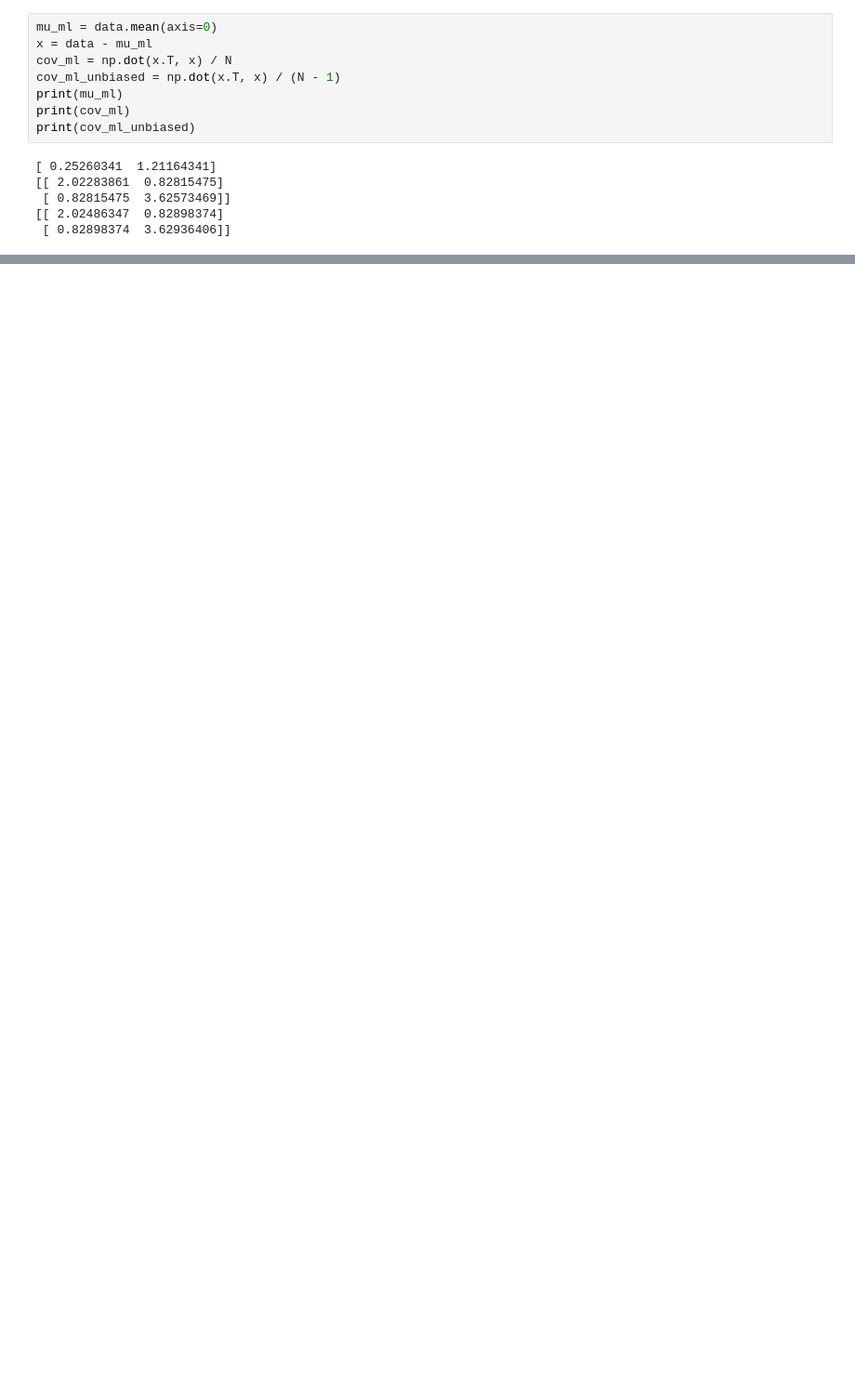
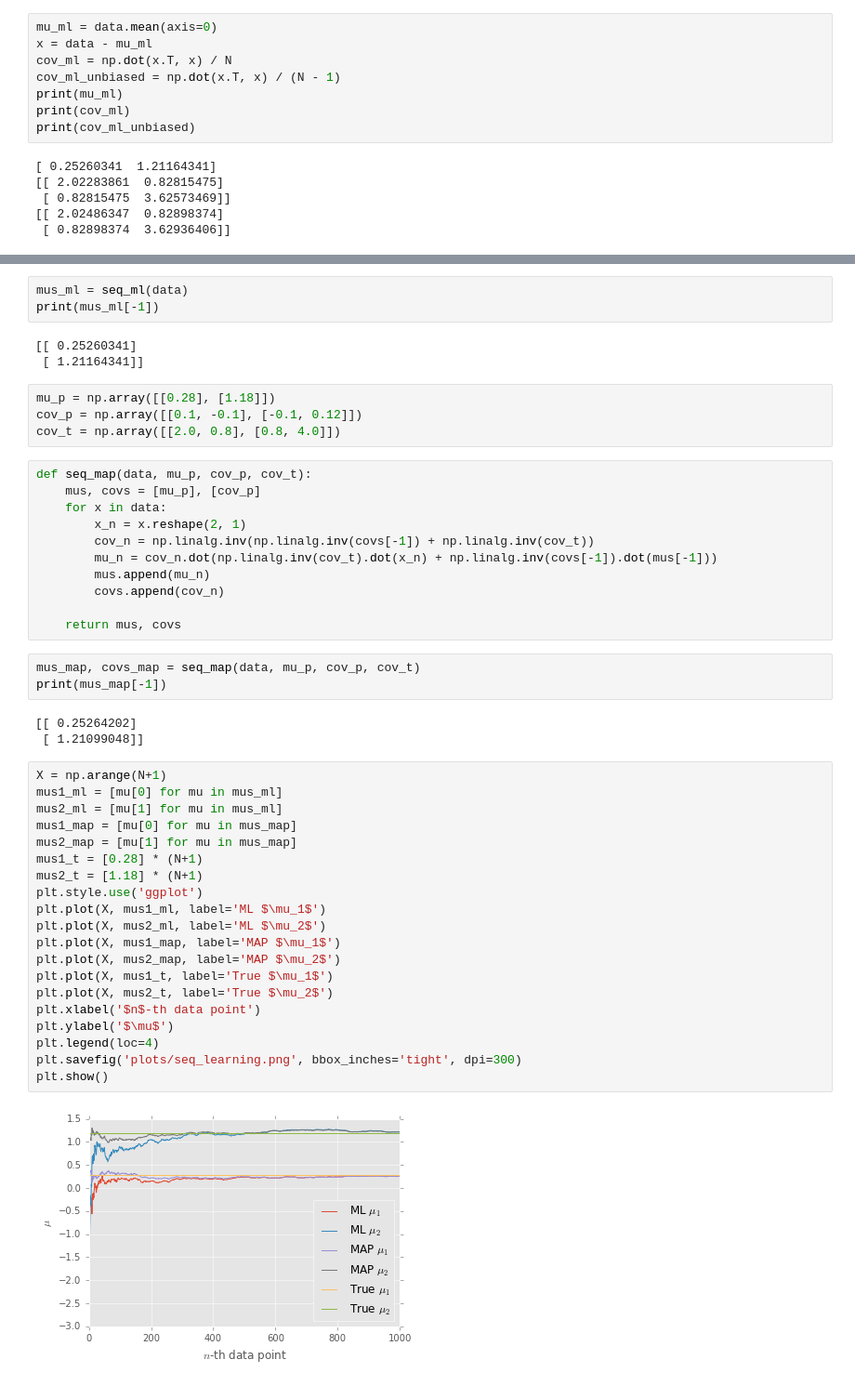
Before and after one commit to Learn2Ln/statistical-machine-learning, a Jupyter notebook: Assignment 2/Assignment2.ipynb, the cells around one changed output, grey strips where cells are left out. Shown at 93% size. Drawn from its saved outputs; the diff is of its cells as text; blank space fills up the shorter version.

```diff
--- a/Assignment 2/Assignment2.ipynb
+++ b/Assignment 2/Assignment2.ipynb
@@ -73,0 +75,49 @@ print(mu_ml)
+# %%
+mus_ml = seq_ml(data)
+print(mus_ml[-1])
+# %% [output]
+[[ 0.25260341]
+ [ 1.21164341]]
+# %%
+mu_p = np.array([[0.28], [1.18]])
+cov_p = np.array([[0.1, -0.1], [-0.1, 0.12]])
+cov_t = np.array([[2.0, 0.8], [0.8, 4.0]])
+# %%
+def seq_map(data, mu_p, cov_p, cov_t):
+    mus, covs = [mu_p], [cov_p]
+    for x in data:
+        x_n = x.reshape(2, 1)
+        cov_n = np.linalg.inv(np.linalg.inv(covs[-1]) + np.linalg.inv(cov_t))
+        mu_n = cov_n.dot(np.linalg.inv(cov_t).dot(x_n) + np.linalg.inv(covs[-1]).dot(mus[-1]))
+        mus.append(mu_n)
+        covs.append(cov_n)
+
+    return mus, covs
+# %%
+mus_map, covs_map = seq_map(data, mu_p, cov_p, cov_t)
+print(mus_map[-1])
+# %% [output]
+[[ 0.25264202]
+ [ 1.21099048]]
+# %%
+X = np.arange(N+1)
+mus1_ml = [mu[0] for mu in mus_ml]
+mus2_ml = [mu[1] for mu in mus_ml]
+mus1_map = [mu[0] for mu in mus_map]
+mus2_map = [mu[1] for mu in mus_map]
+mus1_t = [0.28] * (N+1)
+mus2_t = [1.18] * (N+1)
+plt.style.use('ggplot')
+plt.plot(X, mus1_ml, label='ML $\mu_1$')
+plt.plot(X, mus2_ml, label='ML $\mu_2$')
+plt.plot(X, mus1_map, label='MAP $\mu_1$')
+plt.plot(X, mus2_map, label='MAP $\mu_2$')
+plt.plot(X, mus1_t, label='True $\mu_1$')
+plt.plot(X, mus2_t, label='True $\mu_2$')
+plt.xlabel('$n$-th data point')
+plt.ylabel('$\mu$')
+plt.legend(loc=4)
+plt.savefig('plots/seq_learning.png', bbox_inches='tight', dpi=300)
+plt.show()
+# %% [output]
+[figure, added]
```
Also changed, not shown: parts of 15 cells of this notebook, 11 other files.
